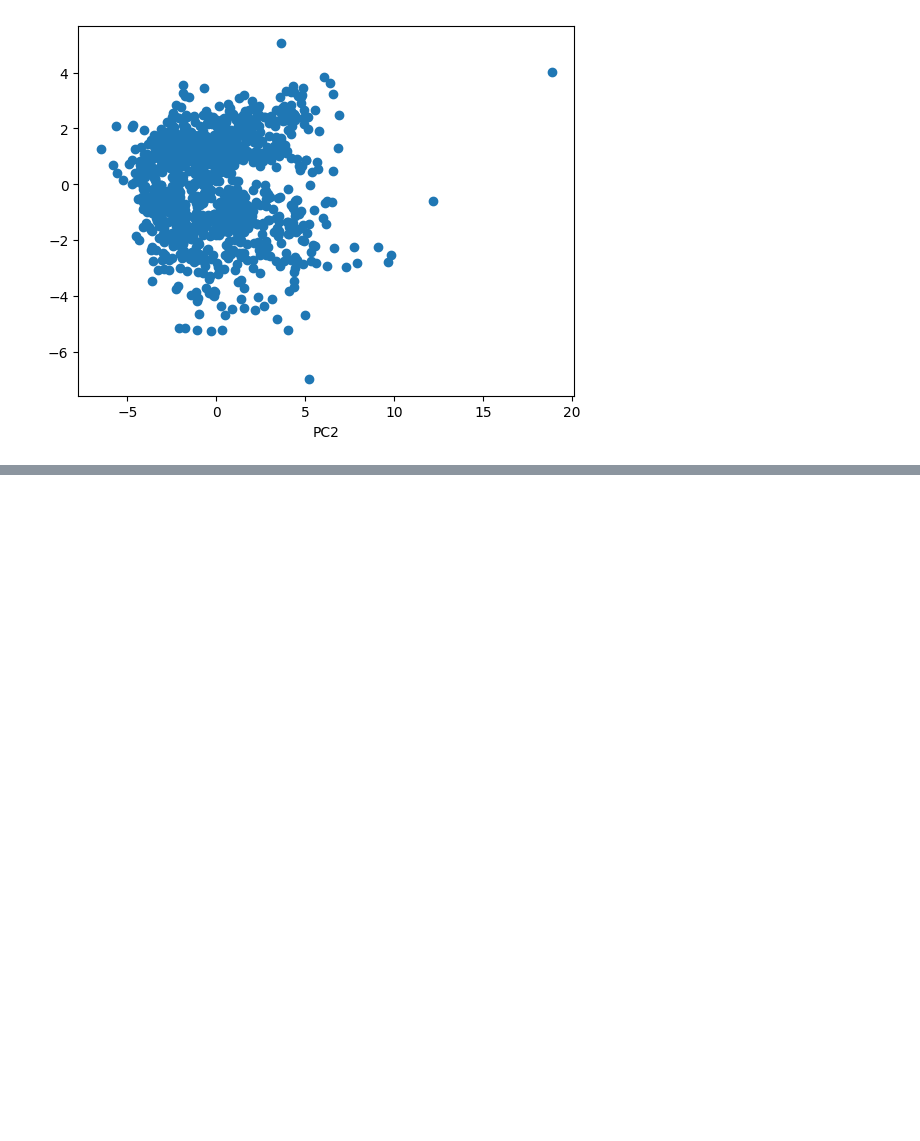
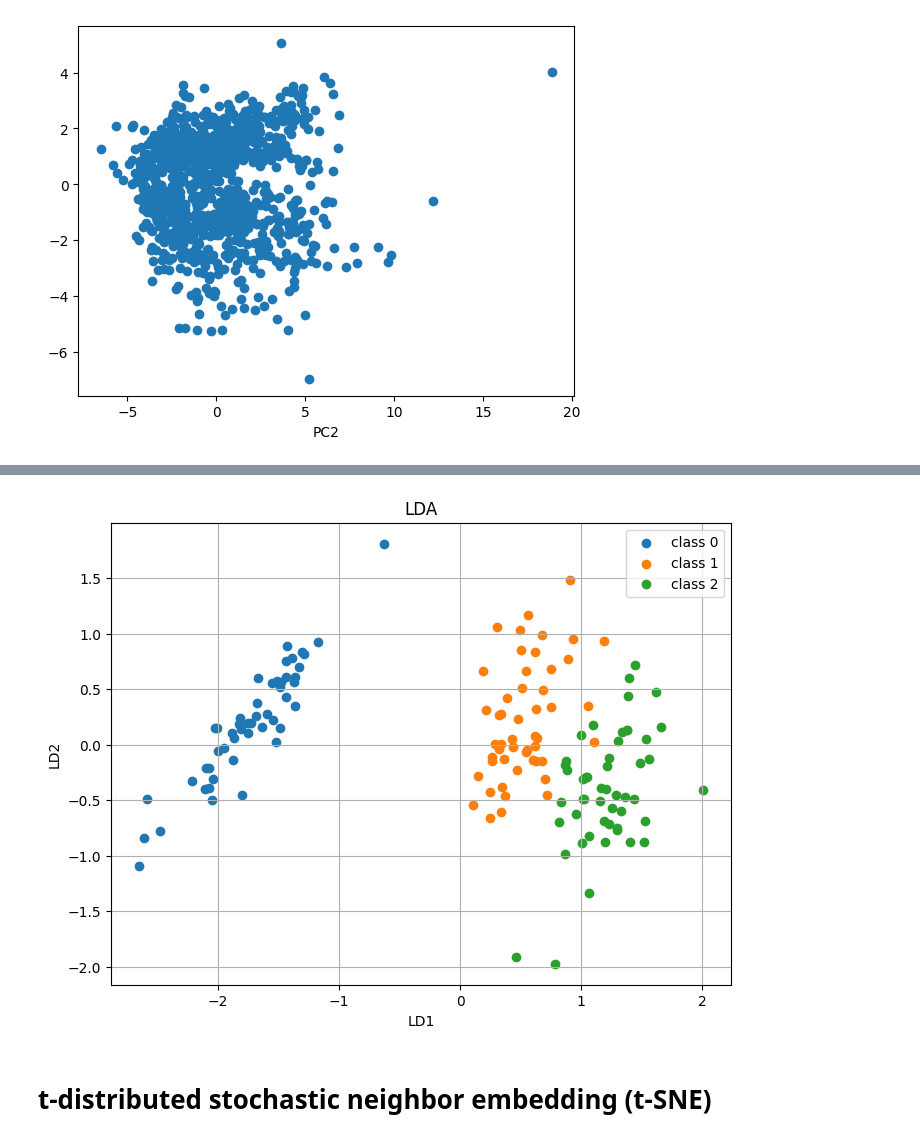
Before and after one commit to ducvu0907/ai-testing, a Jupyter notebook: pca_lda_tsne.ipynb, the cells around one changed output, grey strips where cells are left out. Cells and saved outputs as stored; diff of their text form; code cells hidden in the pictures; blank space fills up the shorter version.

```diff
--- a/pca_lda_tsne.ipynb
+++ b/pca_lda_tsne.ipynb
@@ -187,0 +259,25 @@ X_pca = pca(X_scaled, eigenvectors, eigenvalues, 2)
+# %%
+sorted_indices = np.argsort(eigenvalues)[::-1]
+# %%
+desc_eigenvals = eigenvalues[sorted_indices]
+desc_eigenvecs = eigenvectors[sorted_indices]
+# %%
+X_scaled = scaler.fit_transform(X)
+# %%
+k = n_classes - 1
+W = desc_eigenvecs[:, :k]
+X_lda = X_scaled @ W
+# %%
+plt.figure(figsize=(8, 6))
+for c in np.unique(y):
+    plt.scatter(X_lda[y == c, 0], X_lda[y == c, 1], label=f'class {c}')
+plt.xlabel('LD1')
+plt.ylabel('LD2')
+plt.title('LDA')
+plt.grid(True)
+plt.legend()
+plt.show()
+# %% [output]
+[figure, added]
+# %% [markdown]
+# t-distributed stochastic neighbor embedding (t-SNE)
```
Also changed, not shown: parts of 30 cells of this notebook.
